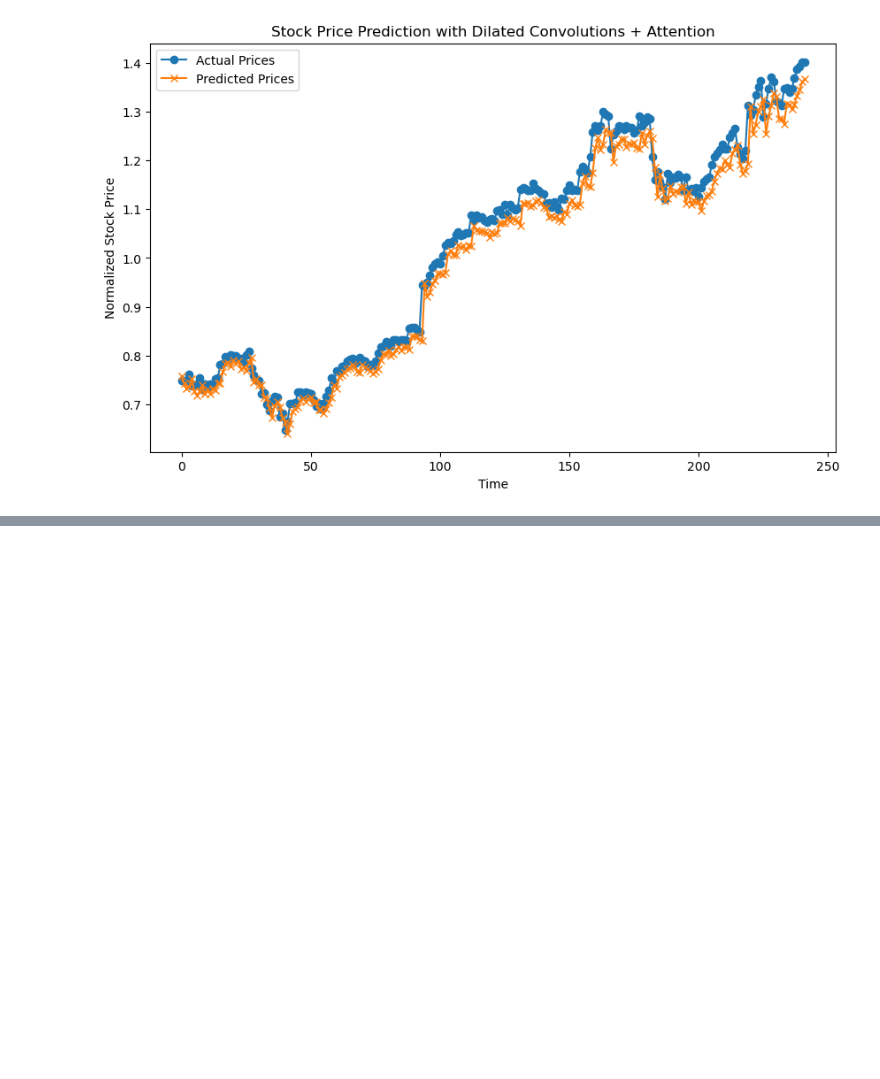
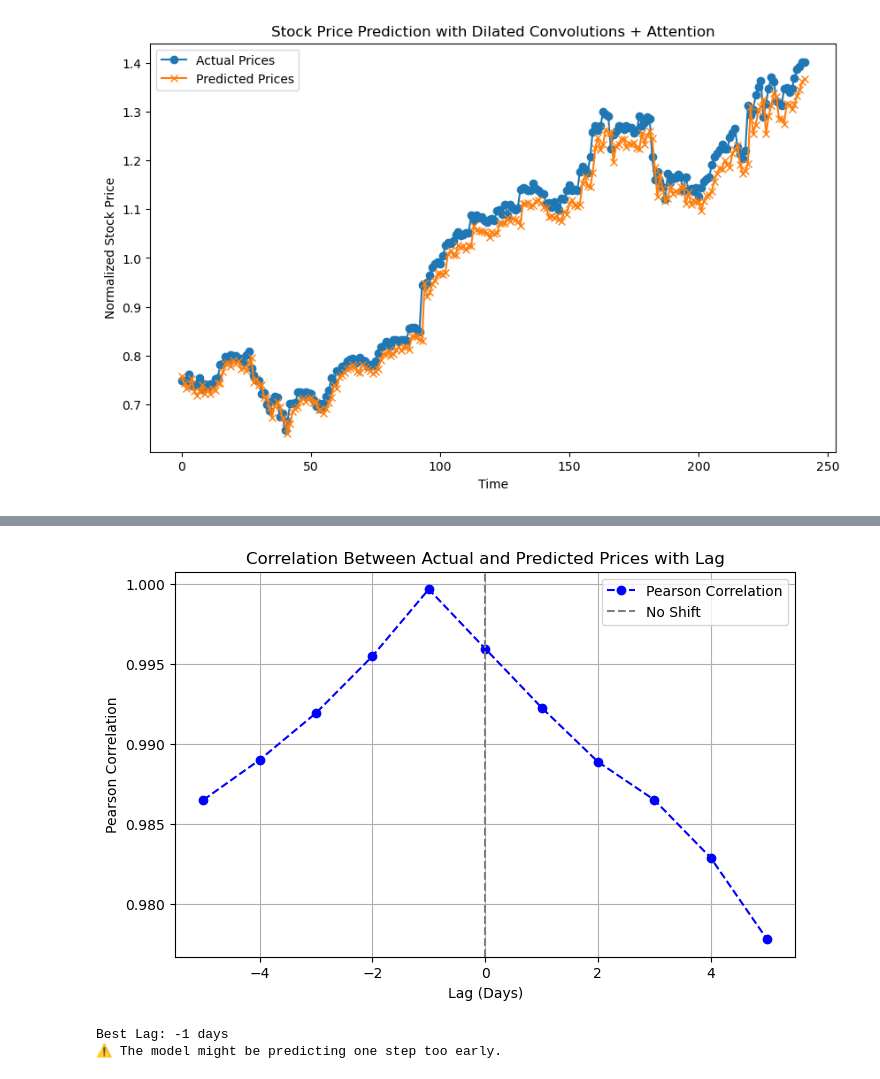
Before and after one commit to gitsouderos/Thesis, a Jupyter notebook: Dilated_Conv_Pipeline.ipynb, the cells around one changed output, grey strips where cells are left out. Saved outputs shown, nothing was run; the diff lists cells and outputs as text; code cells hidden in the pictures; blank space fills up the shorter version.

Commit message:
Found issue of lagging. Will fix tomorrow

```diff
--- a/Dilated_Conv_Pipeline.ipynb
+++ b/Dilated_Conv_Pipeline.ipynb
@@ -291,0 +347,70 @@ Epoch 50/50, Loss: 0.0004663043946493417
+# %%
+import matplotlib.pyplot as plt
+import numpy as np
+import pandas as pd
+from scipy.stats import pearsonr
+
+# Ensure actual_prices and predicted_prices are numpy arrays
+actual_prices = np.array(actuals)  # Replace with actual stock prices
+predicted_prices = np.array(predictions)  # Replace with predicted values
+
+# Define lag range (-5 to +5 days)
+lags = range(-5, 6)
+correlations = []
+
+for lag in lags:
+    if lag == 0:
+        shifted_actuals = actual_prices  # No shift at lag 0
+        shifted_predictions = predicted_prices
+    elif lag < 0:
+        shifted_actuals = actual_prices[:lag]
+        shifted_predictions = predicted_prices[-lag:]
+    else:
+        shifted_actuals = actual_prices[lag:]
+        shifted_predictions = predicted_prices[:-lag]
+
+    # Ensure equal length before correlation computation
+    min_length = min(len(shifted_actuals), len(shifted_predictions))
+    if min_length < 2:
+        print(f"Skipping lag {lag} due to insufficient data (length = {min_length})")
+        correlations.append(None)  # Append None to maintain alignment in plotting
+        continue
+
+    shifted_actuals = shifted_actuals[:min_length]
+    shifted_predictions = shifted_predictions[:min_length]
+
+    correlation, _ = pearsonr(shifted_actuals, shifted_predictions)
+    correlations.append(correlation)
+
+# Convert None values to NaN for plotting
+correlations = [c if c is not None else np.nan for c in correlations]
+
+# Plot correlation vs lag
+plt.figure(figsize=(8, 5))
+plt.plot(lags, correlations, marker='o', linestyle='--', color='b', label="Pearson Correlation")
+plt.axvline(0, color='gray', linestyle='--', label='No Shift')
+plt.xlabel("Lag (Days)")
+plt.ylabel("Pearson Correlation")
+plt.title("Correlation Between Actual and Predicted Prices with Lag")
+plt.legend()
+plt.grid(True)
+plt.show()
+
+# Find the lag with the highest correlation (ignoring NaNs)
+valid_correlations = [c for c in correlations if not np.isnan(c)]
+best_lag = lags[np.argmax(valid_correlations)] if valid_correlations else None
+
+if best_lag is not None:
+    print(f"Best Lag: {best_lag} days")
+    if best_lag > 0:
+        print("⚠️ The model is lagging behind actual prices! It is reacting rather than predicting.")
+    elif best_lag == 0:
+        print("✅ The model is predicting at the correct time step.")
+    elif best_lag < 0:
+        print("⚠️ The model might be predicting one step too early.")
+else:
+    print("No valid correlations found.")
+# %% [output]
+[figure, added]
+Best Lag: -1 days
+⚠️ The model might be predicting one step too early.
```
Also changed, not shown: parts of 6 cells of this notebook.
